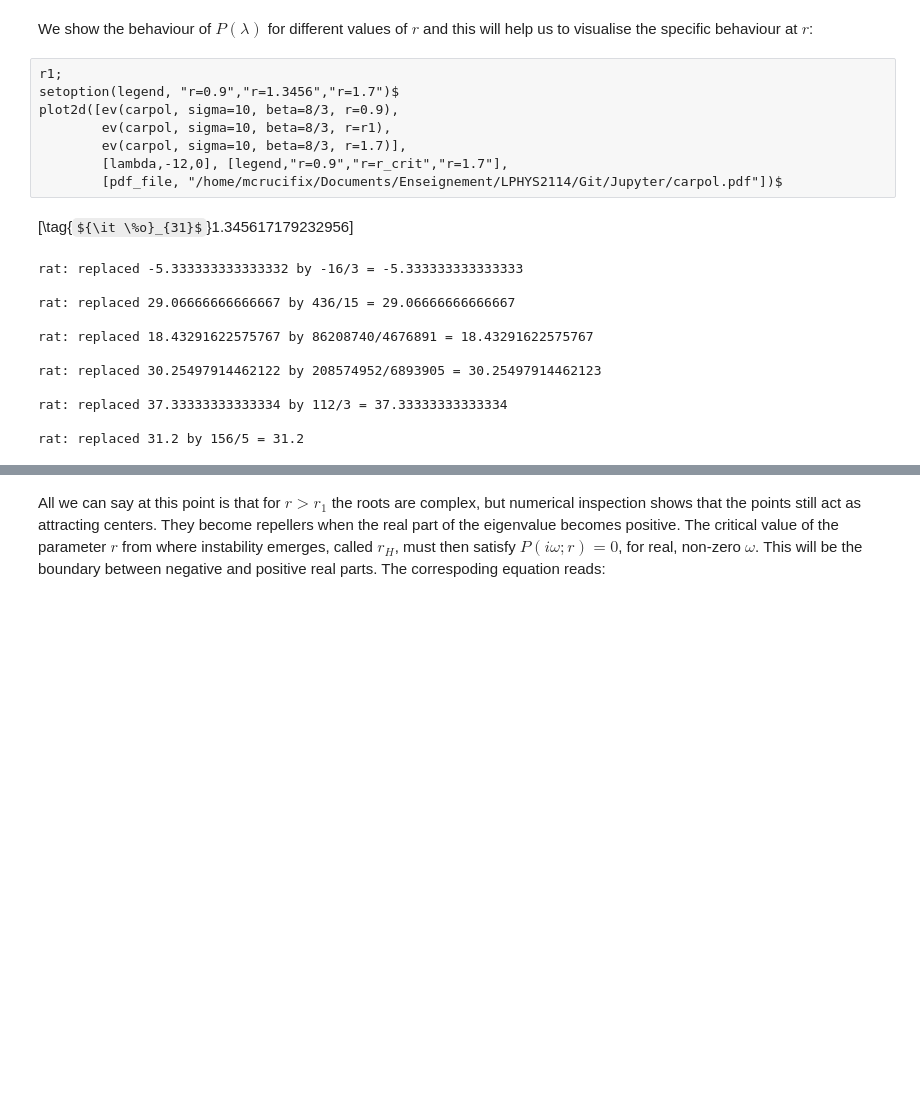
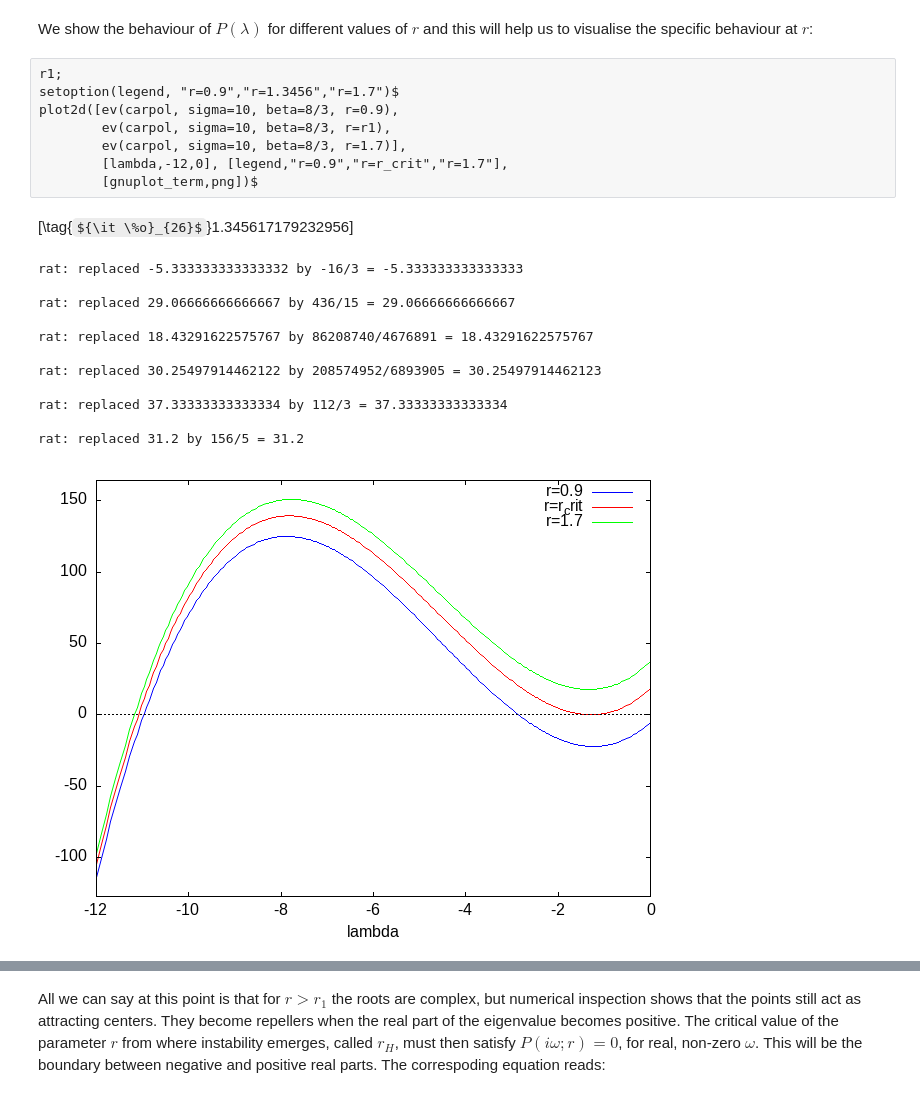
Before and after one commit to mcrucifix/LPHYS2114, a Jupyter notebook: Jupyter/lorenz.ipynb, the cells around one changed output, grey strips where cells are left out. Cells and saved outputs as stored; diff of their text form; some formulas as TeX source; blank space fills up the shorter version.

```diff
--- a/Jupyter/lorenz.ipynb
+++ b/Jupyter/lorenz.ipynb
@@ -99,24 +99,25 @@ We show the behaviour of $P(\lambda)$ for different values of $r$ and this will
 # %%
 r1;
 setoption(legend, "r=0.9","r=1.3456","r=1.7")$
 plot2d([ev(carpol, sigma=10, beta=8/3, r=0.9),
         ev(carpol, sigma=10, beta=8/3, r=r1),
         ev(carpol, sigma=10, beta=8/3, r=1.7)],
         [lambda,-12,0], [legend,"r=0.9","r=r_crit","r=1.7"],
-        [pdf_file, "/home/mcrucifix/Documents/Enseignement/LPHYS2114/Git/Jupyter/carpol.pdf"])$
+        [gnuplot_term,png])$
 # %% [output]
-\[\tag{${\it \%o}_{31}$}1.345617179232956\]
+\[\tag{${\it \%o}_{26}$}1.345617179232956\]
 rat: replaced -5.333333333333332 by -16/3 = -5.333333333333333
 
 rat: replaced 29.06666666666667 by 436/15 = 29.06666666666667
 
 rat: replaced 18.43291622575767 by 86208740/4676891 = 18.43291622575767
 
 rat: replaced 30.25497914462122 by 208574952/6893905 = 30.25497914462123
 
 rat: replaced 37.33333333333334 by 112/3 = 37.33333333333334
 
 rat: replaced 31.2 by 156/5 = 31.2
+[figure, added]
 # %% [markdown]
 ![](./carpol.pdf)
 # %% [markdown]
```
Also changed, not shown: parts of 19 cells of this notebook, 6 other files.
